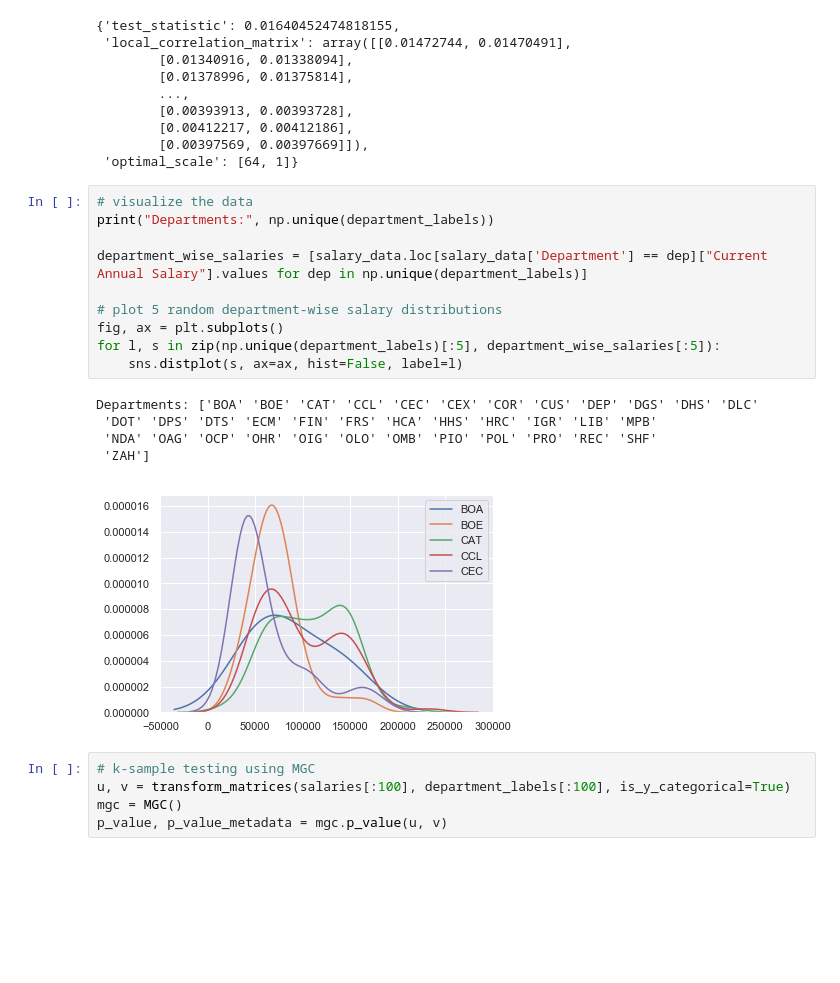
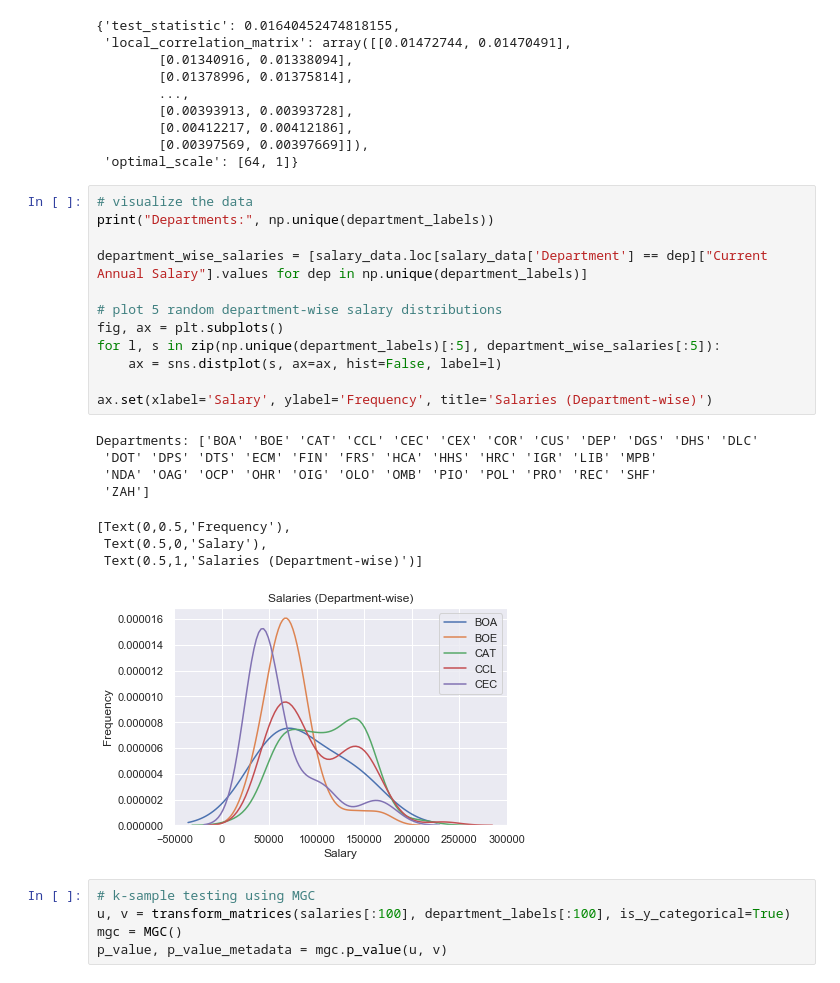
Before and after one commit to neurodata/mgcpy-old, a Jupyter notebook: demos/k_sample_test.ipynb, the cells around one changed output. Cells and saved outputs as stored; diff of their text form; blank space fills up the shorter version.

```diff
--- a/demos/k_sample_test.ipynb
+++ b/demos/k_sample_test.ipynb
@@ -76,19 +78,24 @@ p_value_metadata
 # %%
 # visualize the data
 print("Departments:", np.unique(department_labels))
 
 department_wise_salaries = [salary_data.loc[salary_data['Department'] == dep]["Current Annual Salary"].values for dep in np.unique(department_labels)]
 
 # plot 5 random department-wise salary distributions
 fig, ax = plt.subplots()
 for l, s in zip(np.unique(department_labels)[:5], department_wise_salaries[:5]):
-    sns.distplot(s, ax=ax, hist=False, label=l)
+    ax = sns.distplot(s, ax=ax, hist=False, label=l)
+
+ax.set(xlabel='Salary', ylabel='Frequency', title='Salaries (Department-wise)')
 # %% [output]
 Departments: ['BOA' 'BOE' 'CAT' 'CCL' 'CEC' 'CEX' 'COR' 'CUS' 'DEP' 'DGS' 'DHS' 'DLC'
  'DOT' 'DPS' 'DTS' 'ECM' 'FIN' 'FRS' 'HCA' 'HHS' 'HRC' 'IGR' 'LIB' 'MPB'
  'NDA' 'OAG' 'OCP' 'OHR' 'OIG' 'OLO' 'OMB' 'PIO' 'POL' 'PRO' 'REC' 'SHF'
  'ZAH']
+[Text(0,0.5,'Frequency'),
+ Text(0.5,0,'Salary'),
+ Text(0.5,1,'Salaries (Department-wise)')]
-[figure, old version]
+[figure, new version]
 # %%
 # k-sample testing using MGC
 u, v = transform_matrices(salaries[:100], department_labels[:100], is_y_categorical=True)
```
Also changed, not shown: parts of 3 cells of this notebook.
